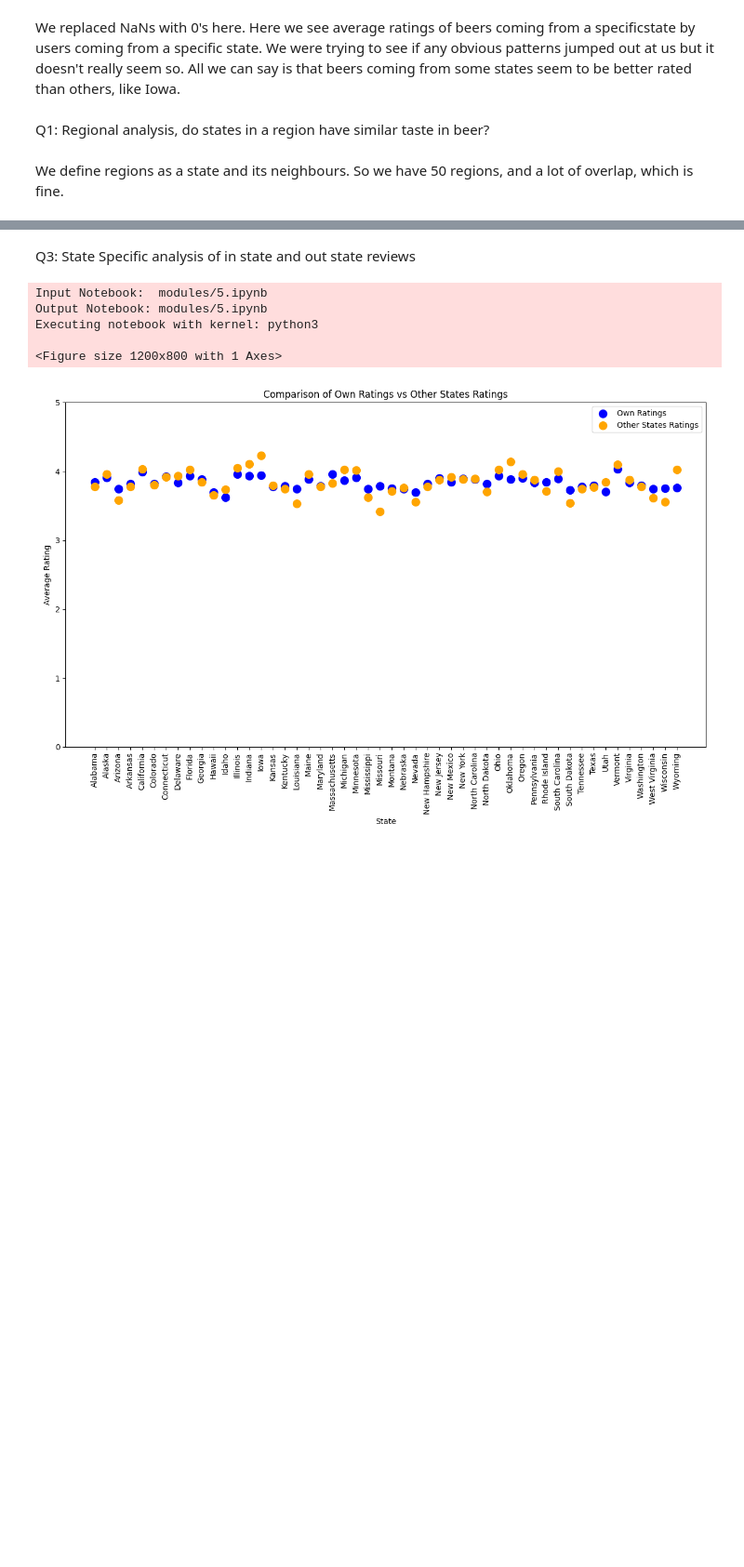
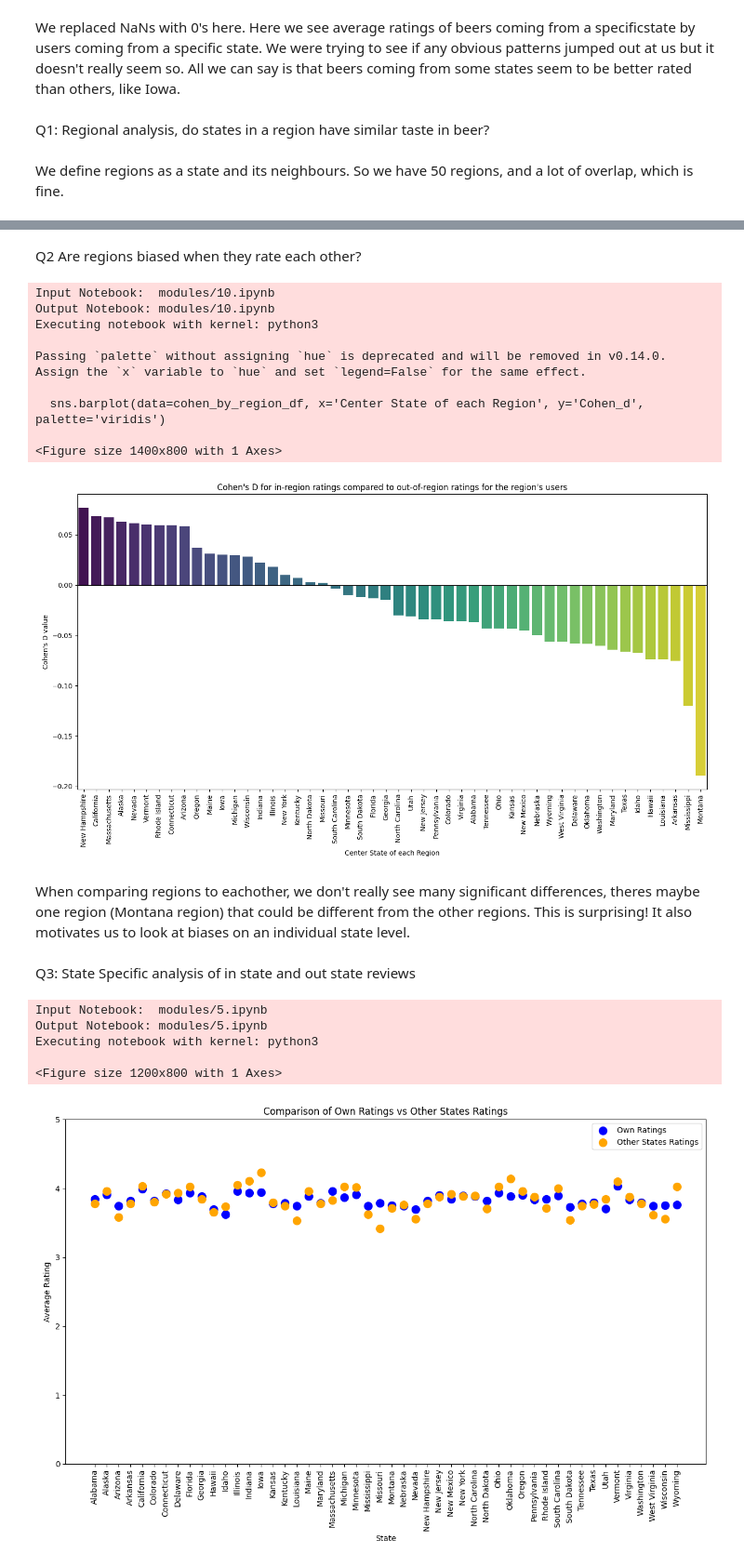
Before and after one commit to epfl-ada/ada-2024-project-x0x0, a Jupyter notebook: results.ipynb, the cells around one changed output, grey strips where cells are left out. Shown at 93% size. Saved outputs shown, nothing was run; the diff lists cells and outputs as text; code cells hidden in the pictures; blank space fills up the shorter version.

```diff
--- a/results.ipynb
+++ b/results.ipynb
@@ -125,3 +142,29 @@ Q2
+# %% [markdown]
+Q2 Are regions biased when they rate each other?
+# %%
+path = 'modules/10.ipynb'
+pm.execute_notebook(
+    path,
+    path, #dont want to make new file
+    log_output=True,
+    progress_bar=False,
+    report_mode=True
+)
+
+display(Image(filename='modules/10.png'))
+# %% [output]
+Input Notebook:  modules/10.ipynb
+Output Notebook: modules/10.ipynb
+Executing notebook with kernel: python3
+
+Passing `palette` without assigning `hue` is deprecated and will be removed in v0.14.0. Assign the `x` variable to `hue` and set `legend=False` for the same effect.
+
+  sns.barplot(data=cohen_by_region_df, x='Center State of each Region', y='Cohen_d', palette='viridis')
+
+<Figure size 1400x800 with 1 Axes>
+[figure, added]
+# %% [markdown]
+When comparing regions to eachother, we don't really see many significant differences, theres maybe one region (Montana region) that could be different from the other regions. This is surprising! It also motivates us to look at biases on an individual state level.
 # %% [markdown]
 Q3: State Specific analysis of in state and out state reviews
 # %%
```
Also changed, not shown: parts of 6 cells of this notebook, 11 other files.
